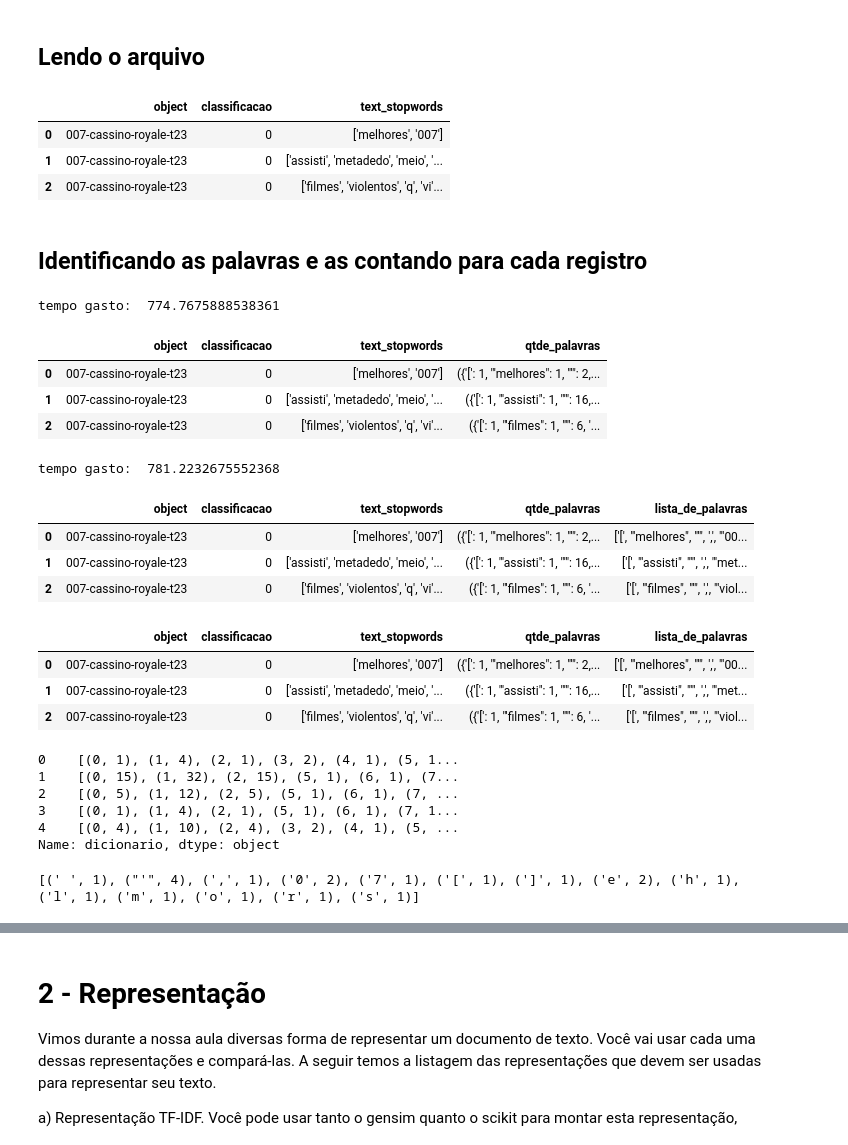
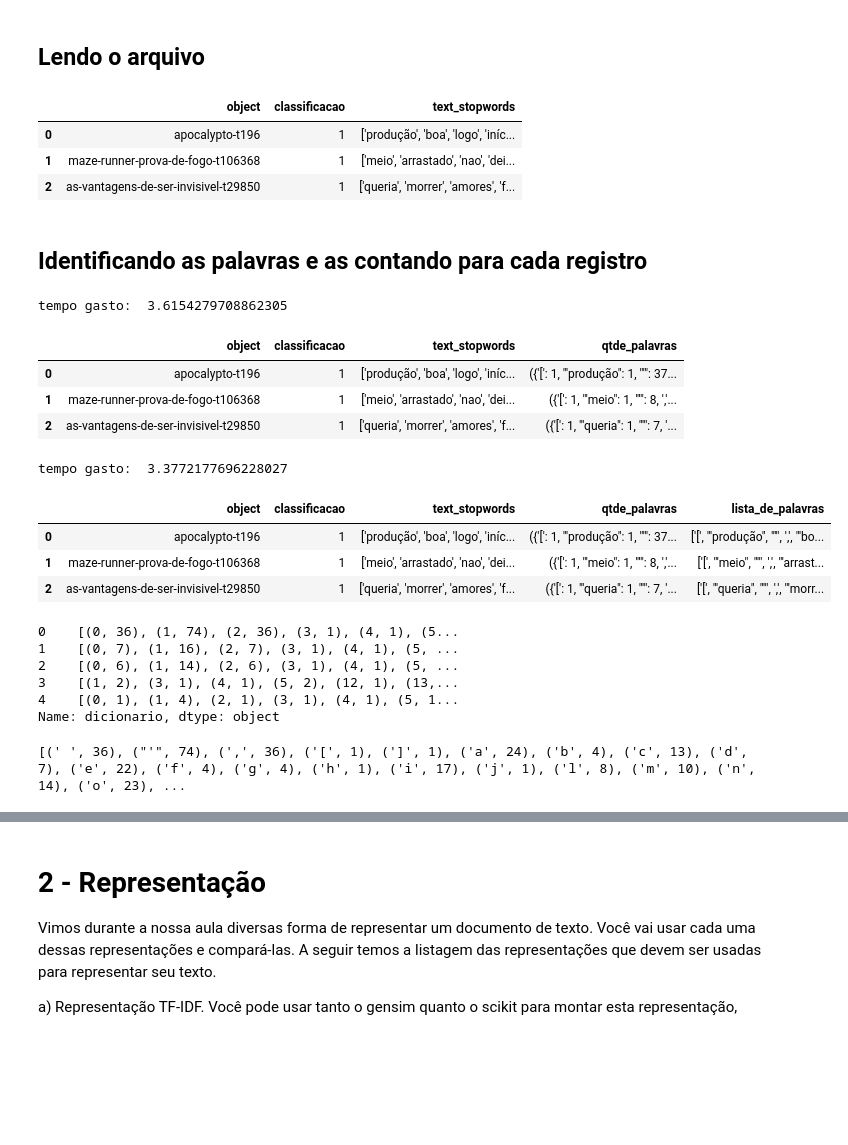
Before and after one commit to hericax/Pos, a Jupyter notebook: projeto_NLP/projeto4_NLP.IPYNB, the cells around one changed output, grey strips where cells are left out. Cells and saved outputs as stored; diff of their text form; code cells hidden in the pictures; blank space fills up the shorter version.

Commit message:
Redução da base
Redução da qtde de registros que serão utilizados.

```diff
--- a/projeto_NLP/projeto4_NLP.IPYNB
+++ b/projeto_NLP/projeto4_NLP.IPYNB
@@ -370,59 +417,54 @@ df2.to_csv("/content/drive/MyDrive/Colab Notebooks/NLP/trabalho/dados/df_util_to
 # %% [markdown]
 ## Lendo o arquivo
 # %%
-df_processado = pd.read_csv("/content/drive/MyDrive/Colab Notebooks/NLP/trabalho/dados/df_util_tokenizado.csv")
-df_processado.head(3)
+#df_processado = pd.read_csv("/content/drive/MyDrive/Colab Notebooks/NLP/trabalho/dados/df_util_tokenizado.csv")
+#df_processado.head(3)
 # %% [output]
 |  | object | classificacao | text_stopwords |
-| 0 | 007-cassino-royale-t23 | 0 | ['melhores', '007'] |
-| 1 | 007-cassino-royale-t23 | 0 | ['assisti', 'metadedo', 'meio', '... |
-| 2 | 007-cassino-royale-t23 | 0 | ['filmes', 'violentos', 'q', 'vi'... |
+| 0 | apocalypto-t196 | 1 | ['produção', 'boa', 'logo', 'iníc... |
+| 1 | maze-runner-prova-de-fogo-t106368 | 1 | ['meio', 'arrastado', 'nao', 'dei... |
+| 2 | as-vantagens-de-ser-invisivel-t29850 | 1 | ['queria', 'morrer', 'amores', 'f... |
 # %% [markdown]
 ## Identificando as palavras e as contando para cada registro
 # %%
 # contando a qtde de cada palavras
 start = time.time()
-df_processado['qtde_palavras'] = df_processado.apply(contar_palavras, axis=1)
+df_movies['qtde_palavras'] = df_movies.apply(contar_palavras, axis=1)
 print ("tempo gasto: ", (time.time() - start))
 # %% [output]
-tempo gasto:  774.7675888538361
+tempo gasto:  3.6154279708862305
 # %%
 # salvando no arquivo e abrindo novamente
-df2 = df_processado[['object', 'classificacao', 'text_stopwords', 'qtde_palavras']]
+df2 = df_movies[['object', 'classificacao', 'text_stopwords', 'qtde_palavras']]
 df2.to_csv("/content/drive/MyDrive/Colab Notebooks/NLP/trabalho/dados/df_util_tokenizado.csv",index=False)
 
-df_processado = pd.read_csv("/content/drive/MyDrive/Colab Notebooks/NLP/trabalho/dados/df_util_tokenizado.csv")
-df_processado.head(3)
+df_movies = pd.read_csv("/content/drive/MyDrive/Colab Notebooks/NLP/trabalho/dados/df_util_tokenizado.csv")
+df_movies.head(3)
 # %% [output]
 |  | object | classificacao | text_stopwords | qtde_palavras |
-| 0 | 007-cassino-royale-t23 | 0 | ['melhores', '007'] | ({'[': 1, "'melhores": 1, "'": 2,... |
-| 1 | 007-cassino-royale-t23 | 0 | ['assisti', 'metadedo', 'meio', '... | ({'[': 1, "'assisti": 1, "'": 16,... |
-| 2 | 007-cassino-royale-t23 | 0 | ['filmes', 'violentos', 'q', 'vi'... | ({'[': 1, "'filmes": 1, "'": 6, '... |
+| 0 | apocalypto-t196 | 1 | ['produção', 'boa', 'logo', 'iníc... | ({'[': 1, "'produção": 1, "'": 37... |
+| 1 | maze-runner-prova-de-fogo-t106368 | 1 | ['meio', 'arrastado', 'nao', 'dei... | ({'[': 1, "'meio": 1, "'": 8, ','... |
+| 2 | as-vantagens-de-ser-invisivel-t29850 | 1 | ['queria', 'morrer', 'amores', 'f... | ({'[': 1, "'queria": 1, "'": 7, '... |
 # %%
 # criando uma lista de palavras
 start = time.time()
-df_processado['lista_de_palavras'] = df_processado.apply(lista_de_palavras, axis=1)
+df_movies['lista_de_palavras'] = df_movies.apply(lista_de_palavras, axis=1)
 print ("tempo gasto: ", (time.time() - start))
 # %% [output]
-tempo gasto:  781.2232675552368
+tempo gasto:  3.3772177696228027
 # %%
 # salvando no arquivo
-df2 = df_processado[['object', 'classificacao', 'text_stopwords', 'qtde_palavras','lista_de_palavras']]
-df2.to_csv("/content/drive/MyDrive/Colab Notebooks/NLP/trabalho/dados/df_util_tokenizado.csv",index=False)
+#df2 = df_processado[['object', 'classificacao', 'text_stopwords', 'qtde_palavras','lista_de_palavras']]
+#df2.to_csv("/content/drive/MyDrive/Colab Notebooks/NLP/trabalho/dados/df_util_tokenizado.csv",index=False)
-# %% [output]
-|  | object | classificacao | text_stopwords | qtde_palavras | lista_de_palavras |
-| 0 | 007-cassino-royale-t23 | 0 | ['melhores', '007'] | ({'[': 1, "'melhores": 1, "'": 2,... | ['[', "'melhores", "'", ',', "'00... |
-| 1 | 007-cassino-royale-t23 | 0 | ['assisti', 'metadedo', 'meio', '... | ({'[': 1, "'assisti": 1, "'": 16,... | ['[', "'assisti", "'", ',', "'met... |
-| 2 | 007-cassino-royale-t23 | 0 | ['filmes', 'violentos', 'q', 'vi'... | ({'[': 1, "'filmes": 1, "'": 6, '... | ['[', "'filmes", "'", ',', "'viol... |
 # %%
 # lendo o arquivo novamente
-df_processado = pd.read_csv("/content/drive/MyDrive/Colab Notebooks/NLP/trabalho/dados/df_util_tokenizado.csv")
-df_processado.head(3)
+#df_processado = pd.read_csv("/content/drive/MyDrive/Colab Notebooks/NLP/trabalho/dados/df_util_tokenizado.csv")
+#df_processado.head(3)
 # %% [output]
 |  | object | classificacao | text_stopwords | qtde_palavras | lista_de_palavras |
-| 0 | 007-cassino-royale-t23 | 0 | ['melhores', '007'] | ({'[': 1, "'melhores": 1, "'": 2,... | ['[', "'melhores", "'", ',', "'00... |
-| 1 | 007-cassino-royale-t23 | 0 | ['assisti', 'metadedo', 'meio', '... | ({'[': 1, "'assisti": 1, "'": 16,... | ['[', "'assisti", "'", ',', "'met... |
-| 2 | 007-cassino-royale-t23 | 0 | ['filmes', 'violentos', 'q', 'vi'... | ({'[': 1, "'filmes": 1, "'": 6, '... | ['[', "'filmes", "'", ',', "'viol... |
+| 0 | apocalypto-t196 | 1 | ['produção', 'boa', 'logo', 'iníc... | ({'[': 1, "'produção": 1, "'": 37... | ['[', "'produção", "'", ',', "'bo... |
+| 1 | maze-runner-prova-de-fogo-t106368 | 1 | ['meio', 'arrastado', 'nao', 'dei... | ({'[': 1, "'meio": 1, "'": 8, ','... | ['[', "'meio", "'", ',', "'arrast... |
+| 2 | as-vantagens-de-ser-invisivel-t29850 | 1 | ['queria', 'morrer', 'amores', 'f... | ({'[': 1, "'queria": 1, "'": 7, '... | ['[', "'queria", "'", ',', "'morr... |
 # %%
 from gensim import corpora
 
@@ -431,18 +473,18 @@ df_processado['dicionario'] = df_processado.apply(dicionario_palavras, axis=1) #
 # %%
 # validando
-df_processado['dicionario'].head(5)
+df_movies['dicionario'].head(5)
 # %% [output]
-0    [(0, 1), (1, 4), (2, 1), (3, 2), (4, 1), (5, 1...
-1    [(0, 15), (1, 32), (2, 15), (5, 1), (6, 1), (7...
-2    [(0, 5), (1, 12), (2, 5), (5, 1), (6, 1), (7, ...
-3    [(0, 1), (1, 4), (2, 1), (5, 1), (6, 1), (7, 1...
-4    [(0, 4), (1, 10), (2, 4), (3, 2), (4, 1), (5, ...
+0    [(0, 36), (1, 74), (2, 36), (3, 1), (4, 1), (5...
+1    [(0, 7), (1, 16), (2, 7), (3, 1), (4, 1), (5, ...
+2    [(0, 6), (1, 14), (2, 6), (3, 1), (4, 1), (5, ...
+3    [(1, 2), (3, 1), (4, 1), (5, 2), (12, 1), (13,...
+4    [(0, 1), (1, 4), (2, 1), (3, 1), (4, 1), (5, 1...
 Name: dicionario, dtype: object
 # %%
 # Visualizando as palavras do dicionário
-id_corpus = [(dicionario[id_palavra],cont) for id_palavra,cont in df_processado['dicionario'][0]]
+id_corpus = [(dicionario[id_palavra],cont) for id_palavra,cont in df_movies['dicionario'][0]]
 print(id_corpus)
 # %% [output]
-[(' ', 1), ("'", 4), (',', 1), ('0', 2), ('7', 1), ('[', 1), (']', 1), ('e', 2), ('h', 1), ('l', 1), ('m', 1), ('o', 1), ('r', 1), ('s', 1)]
+[(' ', 36), ("'", 74), (',', 36), ('[', 1), (']', 1), ('a', 24), ('b', 4), ('c', 13), ('d', 7), ('e', 22), ('f', 4), ('g', 4), ('h', 1), ('i', 17), ('j', 1), ('l', 8), ('m', 10), ('n', 14), ('o', 23), ...
 # %%
 # salvando no arquivo
```
Also changed, not shown: parts of 34 cells of this notebook.
